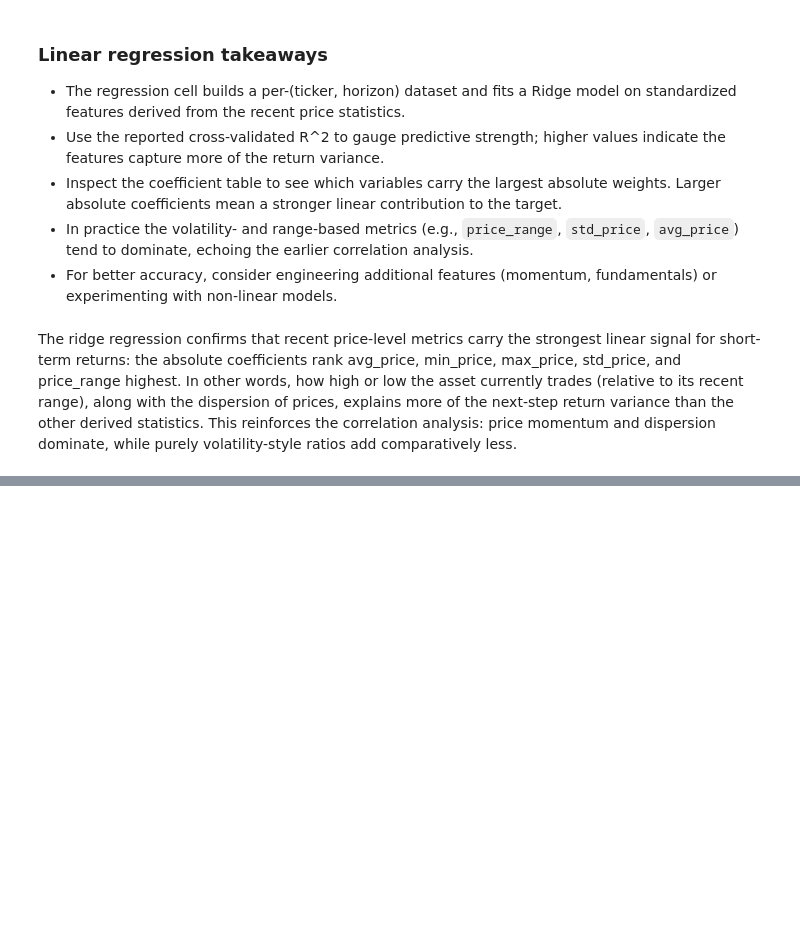
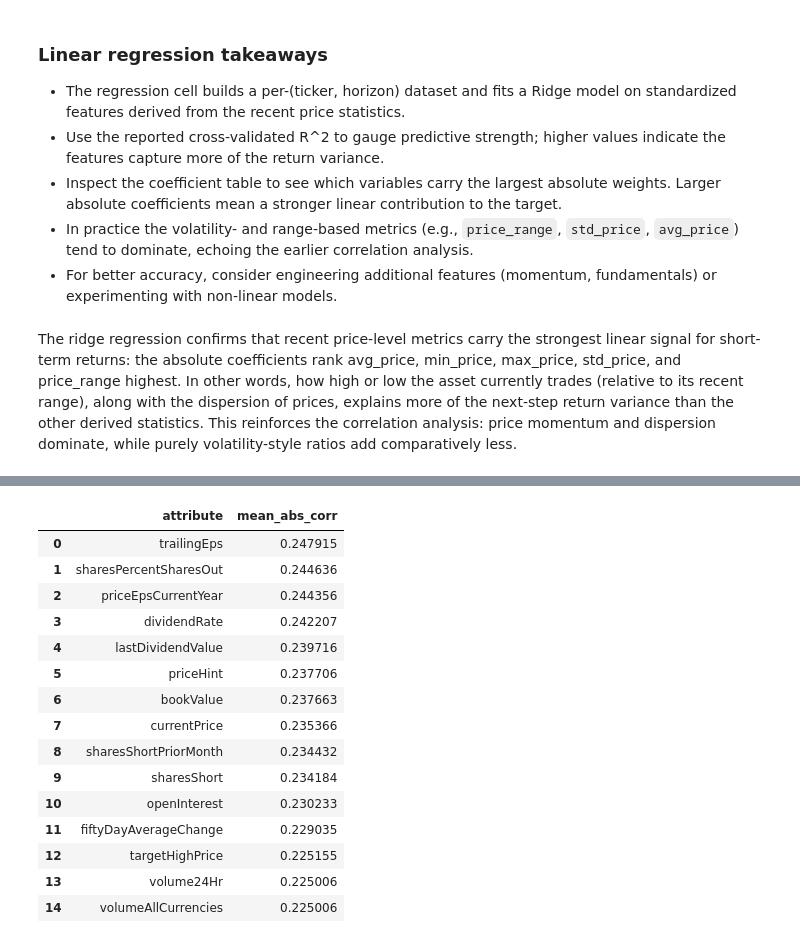
Before and after one commit to loic-marigny/stock-market-analysis, a Jupyter notebook: stock-market-analysis.ipynb, the cells around one changed output, grey strips where cells are left out. Cells and saved outputs as stored; diff of their text form; code cells hidden in the pictures; blank space fills up the shorter version.

Commit message:
Removed columns with smallest correlations

```diff
--- a/stock-market-analysis.ipynb
+++ b/stock-market-analysis.ipynb
@@ -1002,3 +1002,83 @@ Top features by absolute coefficient: avg_price, min_price, max_price, std_price
 - For better accuracy, consider engineering additional features (momentum, fundamentals) or experimenting with non-linear models.
 # %% [markdown]
 The ridge regression confirms that recent price-level metrics carry the strongest linear signal for short-term returns: the absolute coefficients rank avg_price, min_price, max_price, std_price, and price_range highest. In other words, how high or low the asset currently trades (relative to its recent range), along with the dispersion of prices, explains more of the next-step return variance than the other derived statistics. This reinforces the correlation analysis: price momentum and dispersion dominate, while purely volatility-style ratios add comparatively less.
+# %%
+import numpy as np
+import pandas as pd
+import warnings
+
+drop_ratio = 0.4
+if 'per_ticker_df' not in locals():
+    print('per_ticker_df is not available; run the previous cells first.')
+else:
+    with warnings.catch_warnings():
+        warnings.simplefilter('ignore', RuntimeWarning)
+
+        numeric_frames = []
+        for _, row in per_ticker_df.iterrows():
+            numeric_df = row.get('numeric_dataframe')
+            ticker = row.get('ticker')
+            if numeric_df is None or numeric_df.empty:
+                continue
+            frame = numeric_df.copy()
+            frame['ticker'] = ticker
+            numeric_frames.append(frame)
+
+        if not numeric_frames:
+            print('No numeric dataframes available for filtering.')
+        else:
+            combined_numeric = pd.concat(numeric_frames, ignore_index=True)
+            pivot_df = combined_numeric.pivot_table(index='ticker', columns='attribute', values='value', aggfunc='last')
+
+            return_columns = [col for col in pivot_df.columns if col.startswith('return_pct_')]
+            feature_columns = [col for col in pivot_df.columns if col not in return_columns]
+
+            if not return_columns:
+                print('No return columns available to score features.')
+            else:
+                scores = []
+                for feature in feature_columns:
+                    feature_series = pivot_df[feature]
+                    if feature_series.notna().sum() < 2:
+                        continue
+                    correlations = []
+                    for target in return_columns:
+                        subset = pivot_df[[feature, target]].dropna()
+                        if len(subset) < 2:
+                            continue
+                        corr_val = subset[feature].corr(subset[target])
+                        if pd.notna(corr_val):
+                            correlations.append(abs(float(corr_val)))
+                    if correlations:
+                        scores.append({'attribute': feature, 'mean_abs_corr': float(np.mean(correlations))})
+
+                score_df = pd.DataFrame(scores).sort_values('mean_abs_corr', ascending=False).reset_index(drop=True)
+
+                if score_df.empty:
+                    print('No attributes had valid correlation scores; nothing was removed.')
+                else:
+                    n_drop = int(np.ceil(len(score_df) * drop_ratio))
+                    n_drop = min(n_drop, len(score_df))
+                    drop_df = score_df.tail(n_drop)[['attribute', 'mean_abs_corr']].copy()
+                    drop_attributes = drop_df['attribute'].tolist()
+
+                    if not drop_attributes:
+                        print('Drop list is empty; no attributes were removed.')
+                    else:
+                        for idx, row in per_ticker_df.iterrows():
+                            numeric_df = row.get('numeric_dataframe')
+                            if numeric_df is None or numeric_df.empty:
+                                continue
+                            filtered_df = numeric_df[~numeric_df['attribute'].isin(drop_attributes)].copy()
+                            per_ticker_df.at[idx, 'numeric_dataframe'] = filtered_df
+                            per_ticker_df.at[idx, 'rows_numeric'] = len(filtered_df)
+
+                        print(f"Dropped {len(drop_attributes)} attributes (bottom {drop_ratio * 100:.0f}% by mean |corr|).")
+                        print('Sample of attributes ranked by mean absolute correlation:')
+                        print('Top correlated attributes (highest mean |corr|):')
+                        display(score_df.head(10))
+                        print('Least correlated attributes (lowest mean |corr|):')
+                        display(score_df.tail(min(10, len(score_df))))
+                        print('Attributes removed during filtering (with mean |corr|):')
+                        display(drop_df.reset_index(drop=True))
+# %% [output]
@@ -1004,0 +1112,16 @@ The ridge regression confirms that recent price-level metrics carry the stronges
+|  | attribute | mean_abs_corr |
+| 0 | trailingEps | 0.247915 |
+| 1 | sharesPercentSharesOut | 0.244636 |
+| 2 | priceEpsCurrentYear | 0.244356 |
+| 3 | dividendRate | 0.242207 |
+| 4 | lastDividendValue | 0.239716 |
+| 5 | priceHint | 0.237706 |
+| 6 | bookValue | 0.237663 |
+| 7 | currentPrice | 0.235366 |
+| 8 | sharesShortPriorMonth | 0.234432 |
+| 9 | sharesShort | 0.234184 |
+| 10 | openInterest | 0.230233 |
+| 11 | fiftyDayAverageChange | 0.229035 |
+| 12 | targetHighPrice | 0.225155 |
+| 13 | volume24Hr | 0.225006 |
+| 14 | volumeAllCurrencies | 0.225006 |
```
Also changed, not shown: parts of 7 cells of this notebook.
